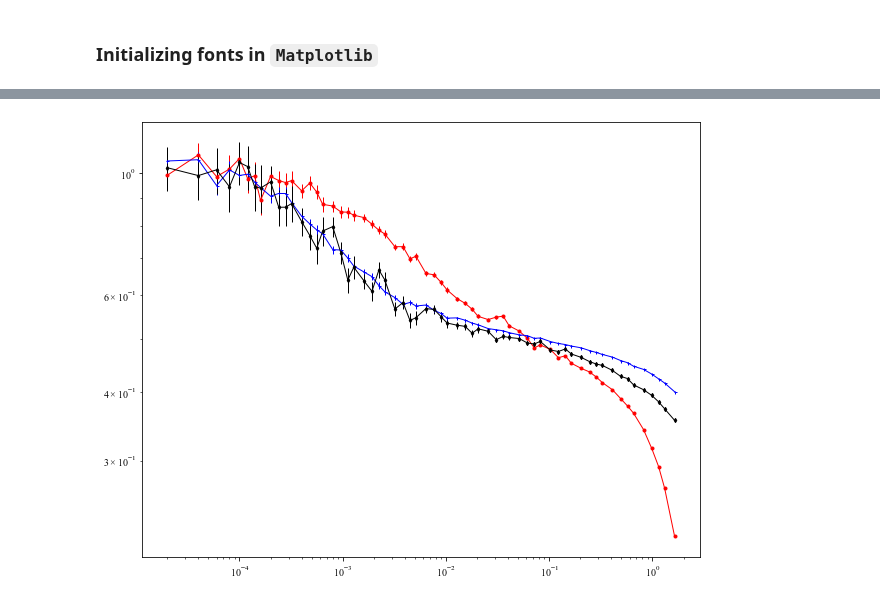
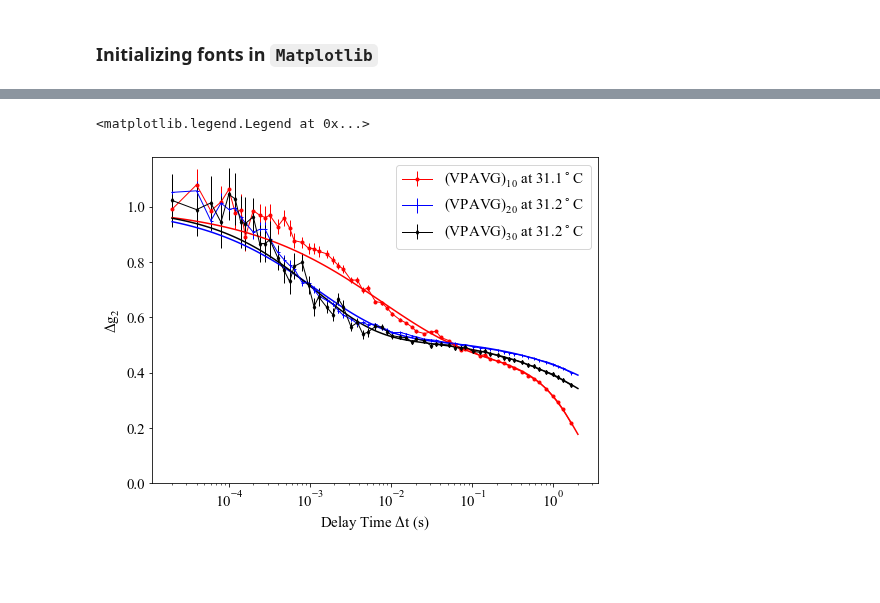
Before and after one commit to AZjk/llps-saxpcs, a Jupyter notebook: g2_Summary/g2_uniform_mid_check.ipynb, the cells around one changed output, grey strips where cells are left out. Cells and saved outputs as stored; diff of their text form; code cells hidden in the pictures; blank space fills up the shorter version.

```diff
--- a/g2_Summary/g2_uniform_mid_check.ipynb
+++ b/g2_Summary/g2_uniform_mid_check.ipynb
@@ -36,19 +37,28 @@ plt.rcParams["font.family"] = "Times New Roman"
 diff = 0
 
 n_H02 = 8+diff
-g2_H02 = avg_H02[n_H02]["g2"]
-g2_err_H02 = avg_H02[n_H02]["g2_err"]
+contrast = 0.19   # originally at 0.19
+_ = avg_H02[n_H02]["g2"]
+g2_H02 = (_[:,0]-1)/contrast
+_ = avg_H02[n_H02]["g2_err"]
+g2_err_H02 = _[:,0]/contrast
 saxs_1d_H02 = avg_H02[n_H02]["saxs_1d"]
 temp_H02 = 31.0986
 
 n_H04 = 10+diff
-g2_H04 = avg_H04[n_H04]["g2"]
-g2_err_H04 = avg_H04[n_H04]["g2_err"]
+contrast = 0.195 # originally at 0.195
+_ = avg_H04[n_H04]["g2"]
+g2_H04 = (_[:,0]-1)/contrast
+_ = avg_H04[n_H04]["g2_err"]
+g2_err_H04 = _[:,0]/contrast
 saxs_1d_H04 = avg_H04[n_H04]["saxs_1d"]
-temp_H04 = 31.2451
+temp_H06 = 31.2451
 
 n_H06 = 17+diff
-g2_H06 = avg_H06[n_H06]["g2"]
-g2_err_H06 = avg_H06[n_H06]["g2_err"]
+contrast = 0.135  # originally at 0.135
+_ = avg_H06[n_H06]["g2"]
+g2_H06 = (_[:,0]-1)/contrast
+_ = avg_H06[n_H06]["g2_err"]
+g2_err_H06 = _[:,0]/contrast
 saxs_1d_H06 = avg_H06[n_H06]["saxs_1d"]
 temp_H06 = 31.2198
@@ -55,13 +105,21 @@ temp_H06 = 31.2198
 # %%
 
-fig, ax = plt.subplots(1, 1, figsize=(10, 8))
-ax.errorbar(t_el, (g2_H02[:,0]-1)/0.19, g2_err_H02[:,0]/0.19, marker='o', color='r', ms=3, lw=1)
-ax.errorbar(t_el, (g2_H04[:,0]-1)/0.195, g2_err_H04[:,0]/0.195, marker='+', color='b', ms=3, lw=1)
-ax.errorbar(t_el, (g2_H06[:,0]-1)/0.135, g2_err_H06[:,0]/0.135, marker='d', color='k', ms=3, lw=1)
+plt.rcParams['font.size'] = 15
+fig, ax = plt.subplots(1, 1, figsize=(8, 6))
+ax.errorbar(t_el, g2_H02, g2_err_H02, marker='o', color='r', ms=3, lw=1, label='(VPAVG)$\mathdefault{_{10}}$ at 31.1$^\circ$C')
+ax.errorbar(t_el, g2_H04, g2_err_H04, marker='+', color='b', ms=3, lw=1, label='(VPAVG)$\mathdefault{_{20}}$ at 31.2$^\circ$C')
+ax.errorbar(t_el, g2_H06, g2_err_H06, marker='d', color='k', ms=3, lw=1, label='(VPAVG)$\mathdefault{_{30}}$ at 31.2$^\circ$C')
+ax.plot(x_fit, g2_H02_fit, '-', color='r')
+ax.plot(x_fit, g2_H04_fit, '-', color='b')
+ax.plot(x_fit, g2_H06_fit, '-', color='k')
 ax.set_xscale('log')
-ax.set_yscale('log')
+ax.set_ylim(0, 1.18)
+ax.set_xlabel('Delay Time $\mathdefault{\Delta}$t (s)')
+ax.set_ylabel('$\mathdefault{Δg_2}$ ')
+plt.legend()
 # %% [output]
+<matplotlib.legend.Legend at 0x...>
-[figure, old version]
+[figure, new version]
 # %%
 
 q_crop = 5
```
Also changed, not shown: parts of 3 cells of this notebook, 2 other files.
